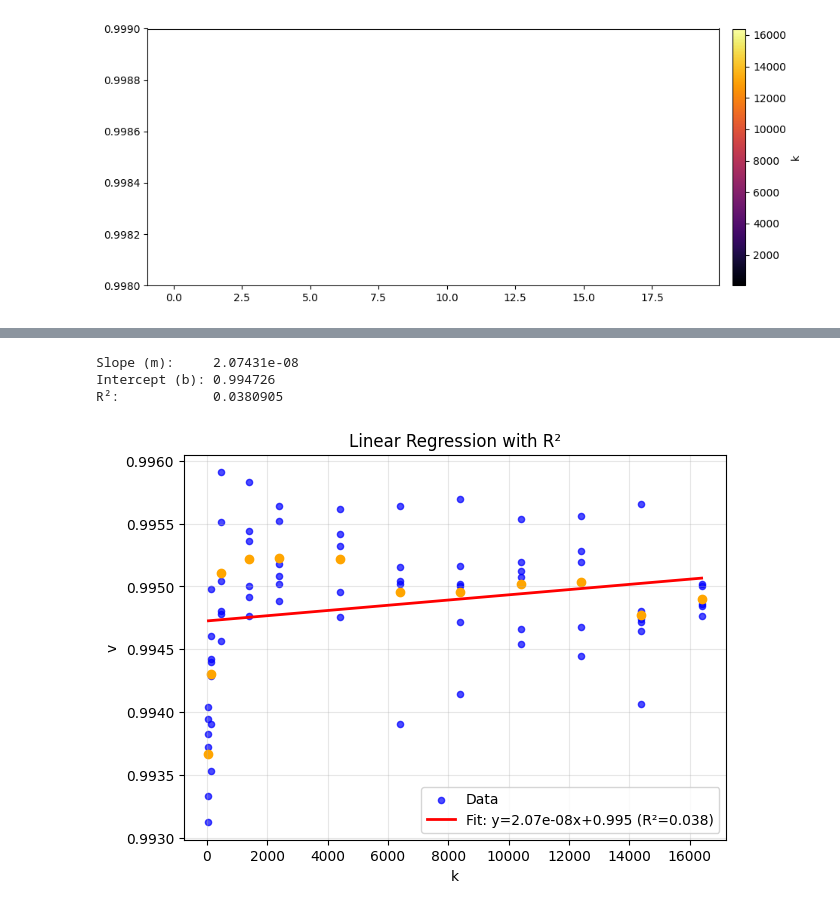
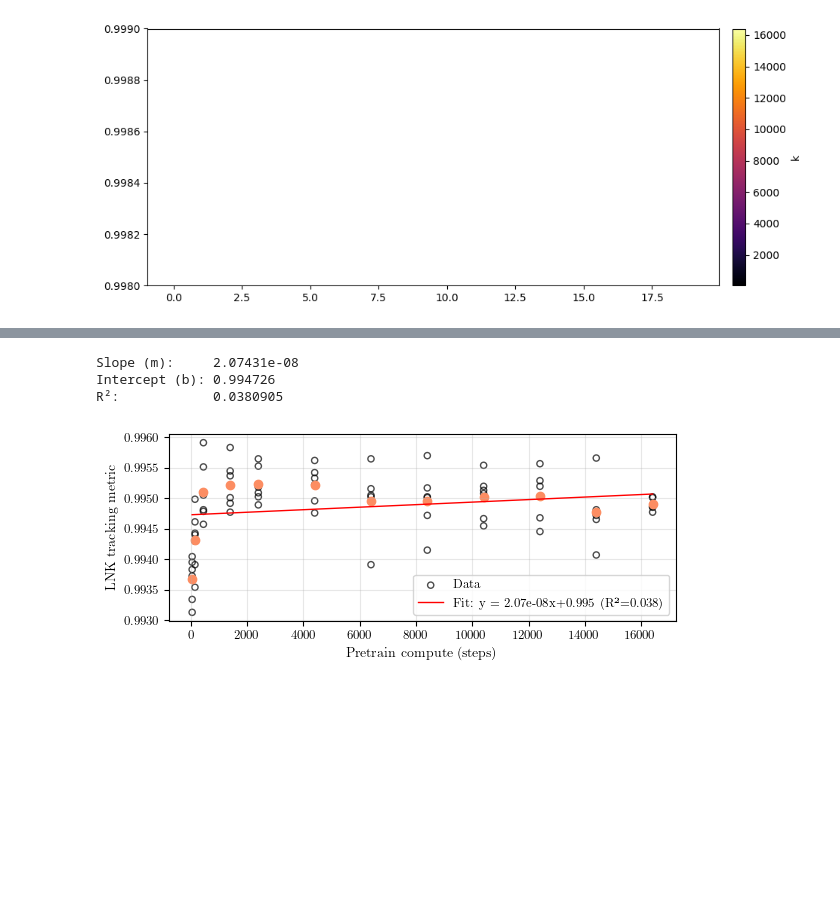
Before and after one commit to cdalinghaus-mthesis/figures, a Jupyter notebook: results/compute_study/compute_scaling_draft.ipynb, the cells around one changed output, grey strips where cells are left out. Cells and saved outputs as stored; diff of their text form; code cells hidden in the pictures; blank space fills up the shorter version.

```diff
--- a/results/compute_study/compute_scaling_draft.ipynb
+++ b/results/compute_study/compute_scaling_draft.ipynb
@@ -216,3 +294,10 @@ plt.savefig("compute_scaling_fluo_draft.pdf")
+# %%
+cmap = mpl.cm.get_cmap('Set2')
+num_colors = 12
+
+colors = [cmap(i / num_colors) for i in range(num_colors)]
+ca = colors[0]
+cb = colors[2]
 # %%
 import numpy as np
 import matplotlib.pyplot as plt
@@ -234,41 +319,41 @@ y = np.asarray(y, dtype=float)
 
 if x.size < 2:
     raise ValueError("Need at least 2 (k, v) points to fit a regression.")
 
 # --- Linear regression: y = m*x + b ---
 m, b = np.polyfit(x, y, 1)
 y_pred = m * x + b
 
 # --- R^2 ---
 ss_res = np.sum((y - y_pred) ** 2)
 ss_tot = np.sum((y - np.mean(y)) ** 2)
 r_squared = 1.0 - (ss_res / ss_tot) if ss_tot != 0 else np.nan
 
 print(f"Slope (m):     {m:.6g}")
 print(f"Intercept (b): {b:.6g}")
 print(f"R²:            {r_squared:.6g}")
 
 # --- Plot points + regression line ---
-plt.figure(figsize=(7, 5))
-plt.scatter(x, y, c="blue", s=20, alpha=0.7, label="Data")
+fig, ax = plt.subplots(1, 1, figsize=set_size(fraction=1, subplots=(1.2, 2)))
+ax.scatter(x, y, s=20, alpha=0.7, label="Data", facecolors='none', edgecolors='black')
 
 # Smooth line across the x-range
 x_line = np.linspace(x.min(), x.max(), 200)
 y_line = m * x_line + b
-plt.plot(x_line, y_line, c="red", linewidth=2, label=f"Fit: y={m:.3g}x+{b:.3g} (R²={r_squared:.3f})")
+ax.plot(x_line, y_line, c="red", linewidth=1, label=f"Fit: y = {m:.3g}x+{b:.3g} (R²={r_squared:.3f})")
 
-plt.scatter([x for x in treatment_compute_max_map.keys()], means, color='orange')
+ax.scatter([x for x in treatment_compute_max_map.keys()], means, color=colors[2])
 
-plt.xlabel("k")
-plt.ylabel("v")
-plt.title("Linear Regression with R²")
-plt.grid(True, alpha=0.3)
-plt.legend()
+ax.set_xlabel("Pretrain compute (steps)")
+ax.set_ylabel("LNK tracking metric")
+
+ax.grid(True, alpha=0.3)
+ax.legend()
 
 
-plt.savefig("compute_scaling_full.pdf")
+plt.savefig("jan_linear_regression.pdf")
 # %% [output]
 Slope (m):     2.07431e-08
 Intercept (b): 0.994726
 R²:            0.0380905
-[figure, old version]
+[figure, new version]
```
Also changed, not shown: parts of 5 cells of this notebook, 1 other file.
